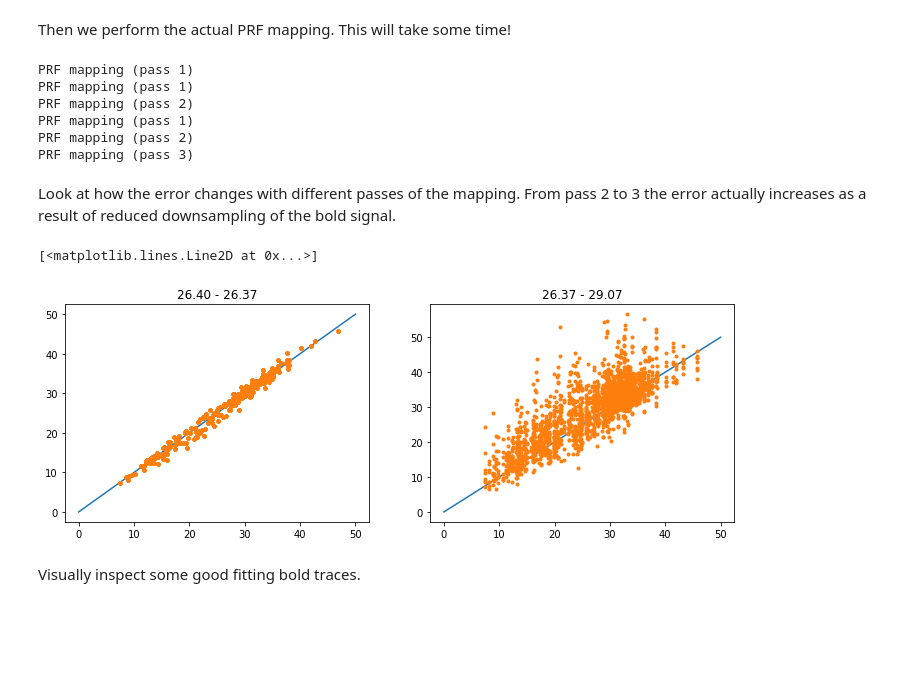
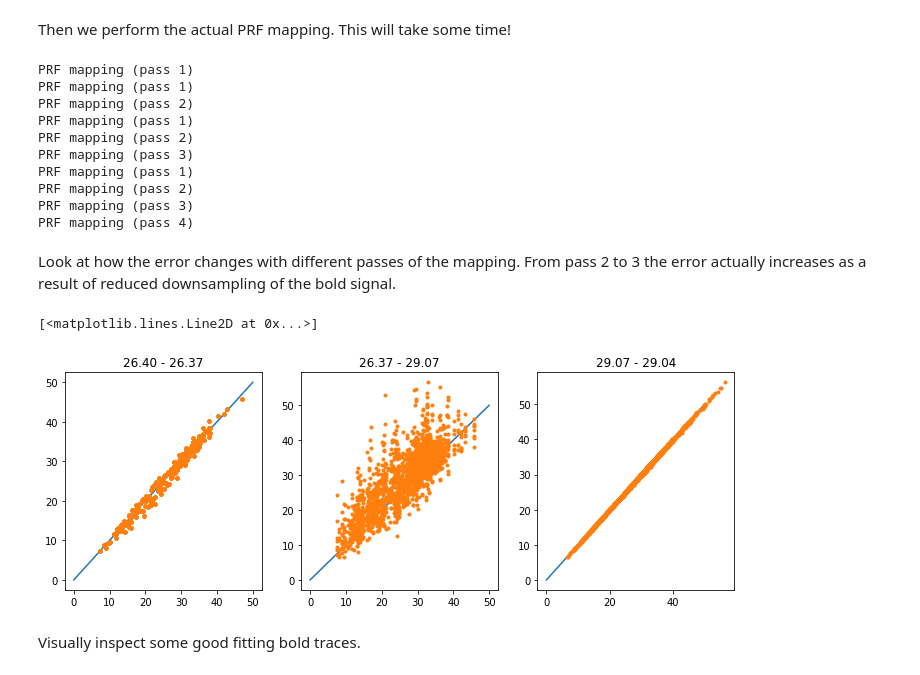
Before and after one commit to smathot/studyforrest-prf, a Jupyter notebook: prf-mapping.ipynb, the cells around one changed output. Saved outputs shown, nothing was run; the diff lists cells and outputs as text; code cells hidden in the pictures; blank space fills up the shorter version.

```diff
--- a/prf-mapping.ipynb
+++ b/prf-mapping.ipynb
@@ -53,6 +57,7 @@ from forrestprf import fitting
 pass1 = fitting.prf_map(stim, bold, mask, npass=1)
 pass2 = fitting.prf_map(stim, bold, mask, npass=2)
 pass3 = fitting.prf_map(stim, bold, mask, npass=3)
+pass4 = fitting.prf_map(stim, bold, mask, npass=4)
 # %% [output]
 PRF mapping (pass 1)
 PRF mapping (pass 1)
@@ -60,27 +65,36 @@ PRF mapping (pass 2)
 PRF mapping (pass 1)
 PRF mapping (pass 2)
 PRF mapping (pass 3)
+PRF mapping (pass 1)
+PRF mapping (pass 2)
+PRF mapping (pass 3)
+PRF mapping (pass 4)
 # %% [markdown]
 Look at how the error changes with different passes of the mapping. From pass 2 to 3 the error actually increases as a result of reduced downsampling of the bold signal.
 # %%
 import numpy as np
 
 x1, y1, sd1, err1 = pass1.params
 x2, y2, sd2, err2 = pass2.params
 x3, y3, sd3, err3 = pass3.params
+x4, y4, sd4, err4 = pass4.params
 
 plt.figure(figsize=(12, 4))
-plt.subplot(1, 2, 1)
+plt.subplot(1, 3, 1)
 plt.title('{:.2f} - {:.2f}'.format(np.nanmean(err1), np.nanmean(err2)))
 plt.plot( (0, 50), (0, 50) )
 plt.plot(err1, err2, '.')
-plt.subplot(1, 2, 2)
+plt.subplot(1, 3, 2)
 plt.title('{:.2f} - {:.2f}'.format(np.nanmean(err2), np.nanmean(err3)))
 plt.plot( (0, 50), (0, 50) )
 plt.plot(err2, err3, '.')
+plt.subplot(1, 3, 3)
+plt.title('{:.2f} - {:.2f}'.format(np.nanmean(err3), np.nanmean(err4)))
+plt.plot( (0, 50), (0, 50) )
+plt.plot(err3, err4, '.')
 # %% [output]
 [<matplotlib.lines.Line2D at 0x...>]
-[figure, old version]
+[figure, new version]
 # %% [markdown]
 Visually inspect some good fitting bold traces.
 # %%
```
Also changed, not shown: parts of 4 cells of this notebook, 10 other files.
